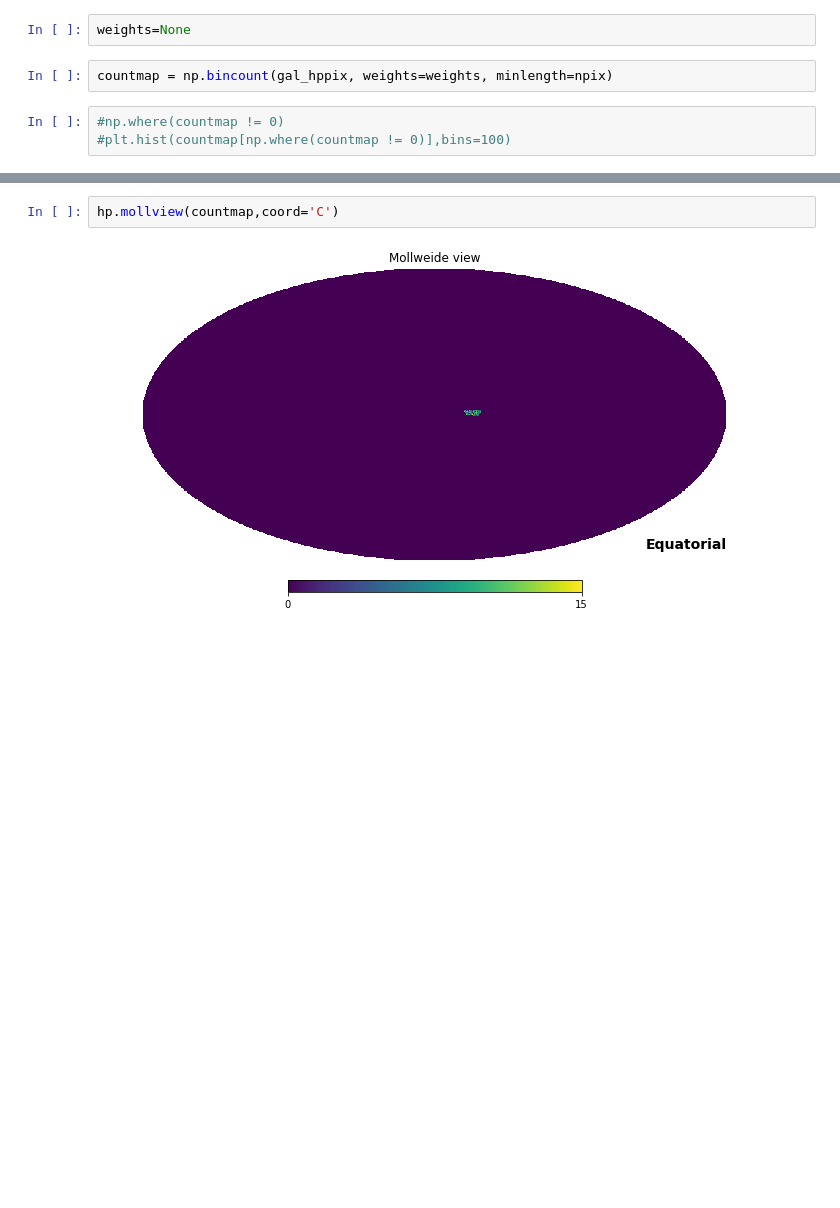
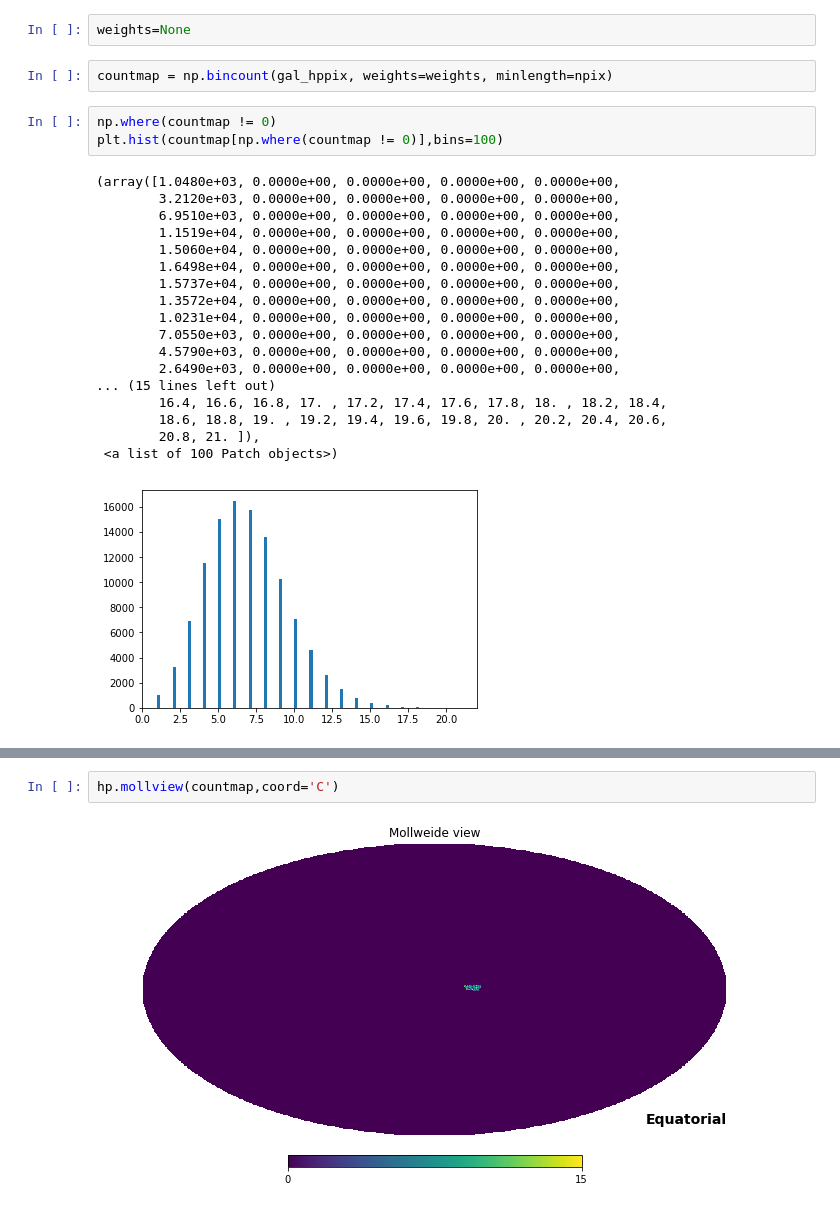
Before and after one commit to lvanwaerbeke/gal2healpix2fits, a Jupyter notebook: healpix_2dprojection.ipynb, the cells around one changed output, grey strips where cells are left out. Drawn from its saved outputs; the diff is of its cells as text; blank space fills up the shorter version.

```diff
--- a/healpix_2dprojection.ipynb
+++ b/healpix_2dprojection.ipynb
@@ -50,5 +52,24 @@ weights=None
 # %%
 countmap = np.bincount(gal_hppix, weights=weights, minlength=npix)
 # %%
-#np.where(countmap != 0)
-#plt.hist(countmap[np.where(countmap != 0)],bins=100)
+np.where(countmap != 0)
+plt.hist(countmap[np.where(countmap != 0)],bins=100)
+# %% [output]
+(array([1.0480e+03, 0.0000e+00, 0.0000e+00, 0.0000e+00, 0.0000e+00,
+        3.2120e+03, 0.0000e+00, 0.0000e+00, 0.0000e+00, 0.0000e+00,
+        6.9510e+03, 0.0000e+00, 0.0000e+00, 0.0000e+00, 0.0000e+00,
+        1.1519e+04, 0.0000e+00, 0.0000e+00, 0.0000e+00, 0.0000e+00,
+        1.5060e+04, 0.0000e+00, 0.0000e+00, 0.0000e+00, 0.0000e+00,
+        1.6498e+04, 0.0000e+00, 0.0000e+00, 0.0000e+00, 0.0000e+00,
+        1.5737e+04, 0.0000e+00, 0.0000e+00, 0.0000e+00, 0.0000e+00,
+        1.3572e+04, 0.0000e+00, 0.0000e+00, 0.0000e+00, 0.0000e+00,
+        1.0231e+04, 0.0000e+00, 0.0000e+00, 0.0000e+00, 0.0000e+00,
+        7.0550e+03, 0.0000e+00, 0.0000e+00, 0.0000e+00, 0.0000e+00,
+        4.5790e+03, 0.0000e+00, 0.0000e+00, 0.0000e+00, 0.0000e+00,
+        2.6490e+03, 0.0000e+00, 0.0000e+00, 0.0000e+00, 0.0000e+00,
+... (15 lines left out)
+        16.4, 16.6, 16.8, 17. , 17.2, 17.4, 17.6, 17.8, 18. , 18.2, 18.4,
+        18.6, 18.8, 19. , 19.2, 19.4, 19.6, 19.8, 20. , 20.2, 20.4, 20.6,
+        20.8, 21. ]),
+ <a list of 100 Patch objects>)
+[figure, added]
```
Also changed, not shown: parts of 11 cells of this notebook.
